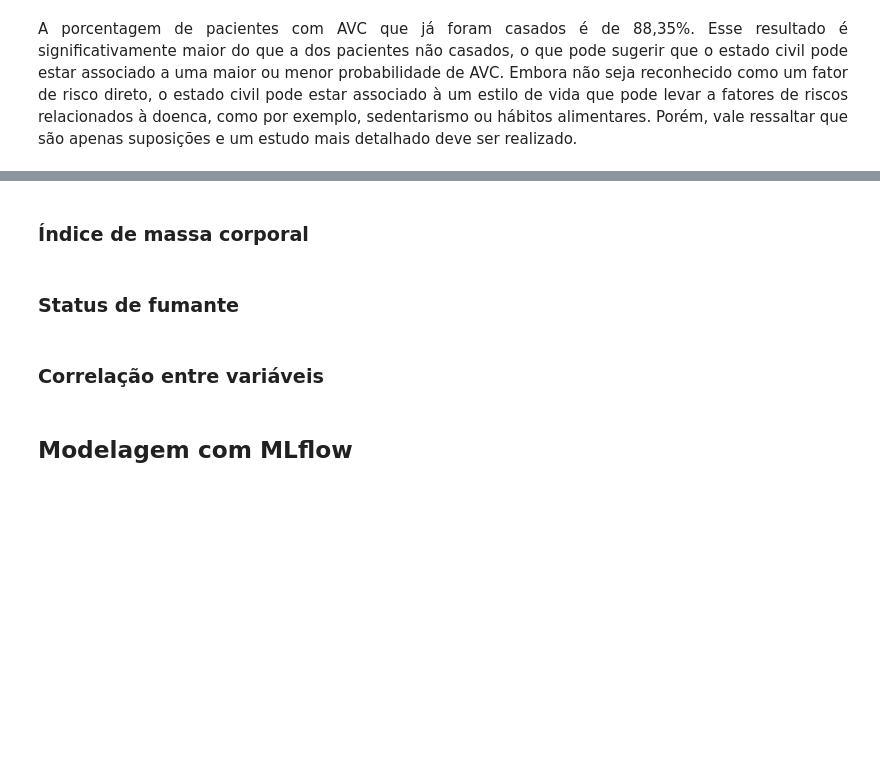
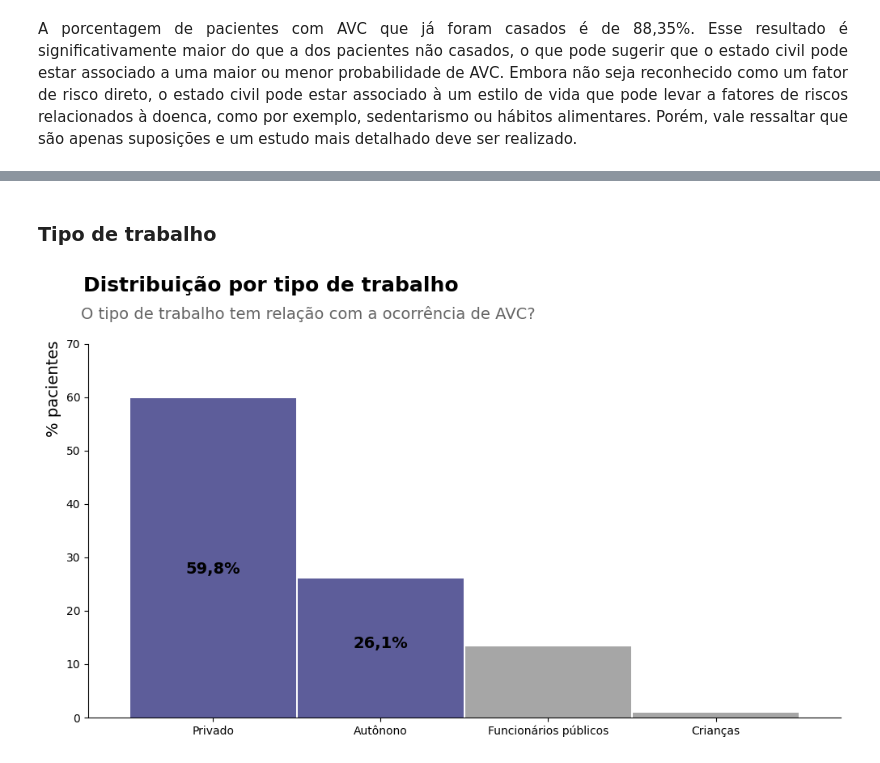
Before and after one commit to LilianeAquino/projeto_ML_coders_2023, a Jupyter notebook: binary_classification_stroke.ipynb, the cells around one changed output, grey strips where cells are left out. Cells and saved outputs as stored; diff of their text form; code cells hidden in the pictures; blank space fills up the shorter version.

```diff
--- a/binary_classification_stroke.ipynb
+++ b/binary_classification_stroke.ipynb
@@ -332,8 +324,21 @@ plt.show()
-# %% [markdown]
-### Índice de massa corporal
-# %% [markdown]
-### Status de fumante
-# %% [markdown]
-### Correlação entre variáveis
-# %% [markdown]
-## Modelagem com MLflow
+# %% [markdown]
+### Tipo de trabalho
+# %%
+suptitle = 'Distribuição por tipo de trabalho'
+title = 'O tipo de trabalho tem relação com a ocorrência de AVC?'
+colors=['#191970', '#191970', '#808080', '#808080']
+
+dist_freq = (avc['work_type'].value_counts(normalize=True)*100).round(2).reset_index()
+dist_freq['work_type'].plot.bar(width=0.99, alpha=0.7, figsize=(12, 6), rot=False, color=colors).spines[['top', 'right']].set_visible(False)
+
+plt.suptitle(suptitle, fontsize=18, y=1.02, horizontalalignment='left', x=0.12, color='black', weight='bold')
+plt.title(title, fontsize=14, color='#646464', y=1.05, loc='left', x=-0.01)
+plt.ylabel('% pacientes', fontsize=14, horizontalalignment='left', y=0.75)
+plt.ylim(0, 70)
+plt.grid(False)
+plt.text(0, 27, '59,8%', fontsize=14, weight='bold', horizontalalignment='center')
+plt.text(1, 13, '26,1%', fontsize=14, weight='bold', horizontalalignment='center')
+plt.gca().set_xticklabels(['Privado', 'Autônono', 'Funcionários públicos', 'Crianças'])
+plt.show()
+# %% [output]
+[figure, added]
```
Also changed, not shown: parts of 24 cells of this notebook.
